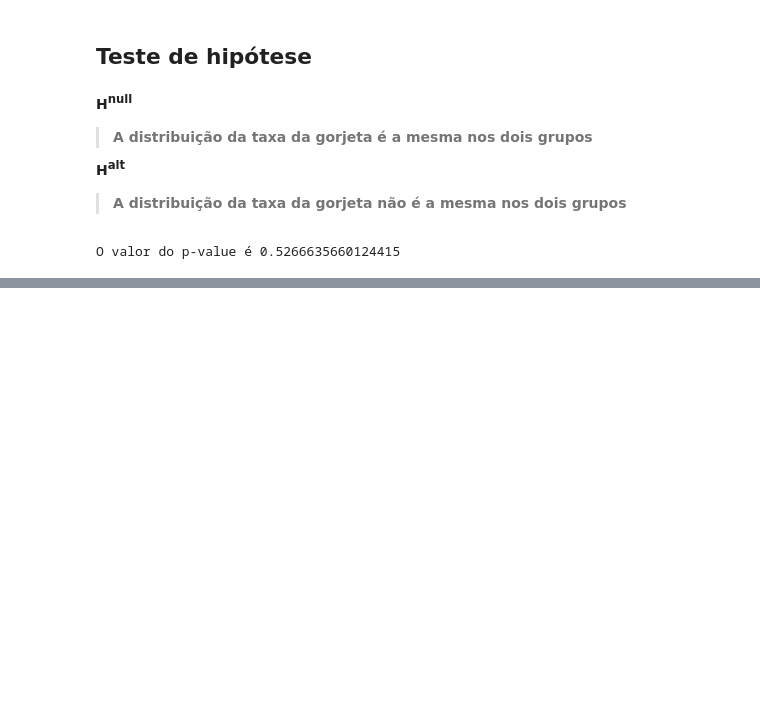
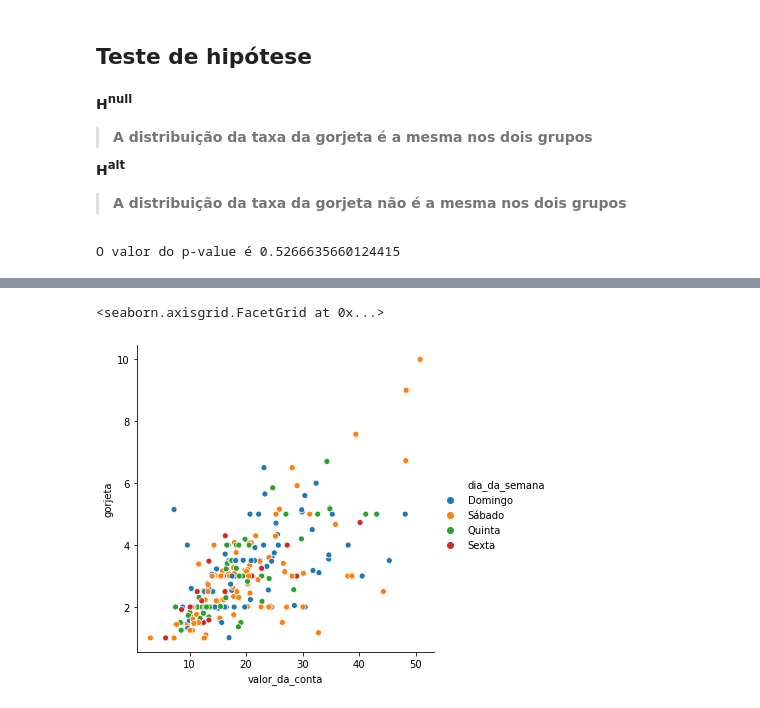
Before and after one commit to joutav/Curso-SeaBorn, a Jupyter notebook: EDA-Gorjetas.ipynb, the cells around one changed output, grey strips where cells are left out. Saved outputs shown, nothing was run; the diff lists cells and outputs as text; code cells hidden in the pictures; blank space fills up the shorter version.

```diff
--- a/EDA-Gorjetas.ipynb
+++ b/EDA-Gorjetas.ipynb
@@ -274,0 +289,5 @@ O valor do p-value é 0.5266635660124415
+# %%
+sns.relplot(x='valor_da_conta', y='gorjeta', hue='dia_da_semana', data=gorjetas)
+# %% [output]
+<seaborn.axisgrid.FacetGrid at 0x...>
+[figure, added]
```
Also changed, not shown: parts of 18 cells of this notebook.
